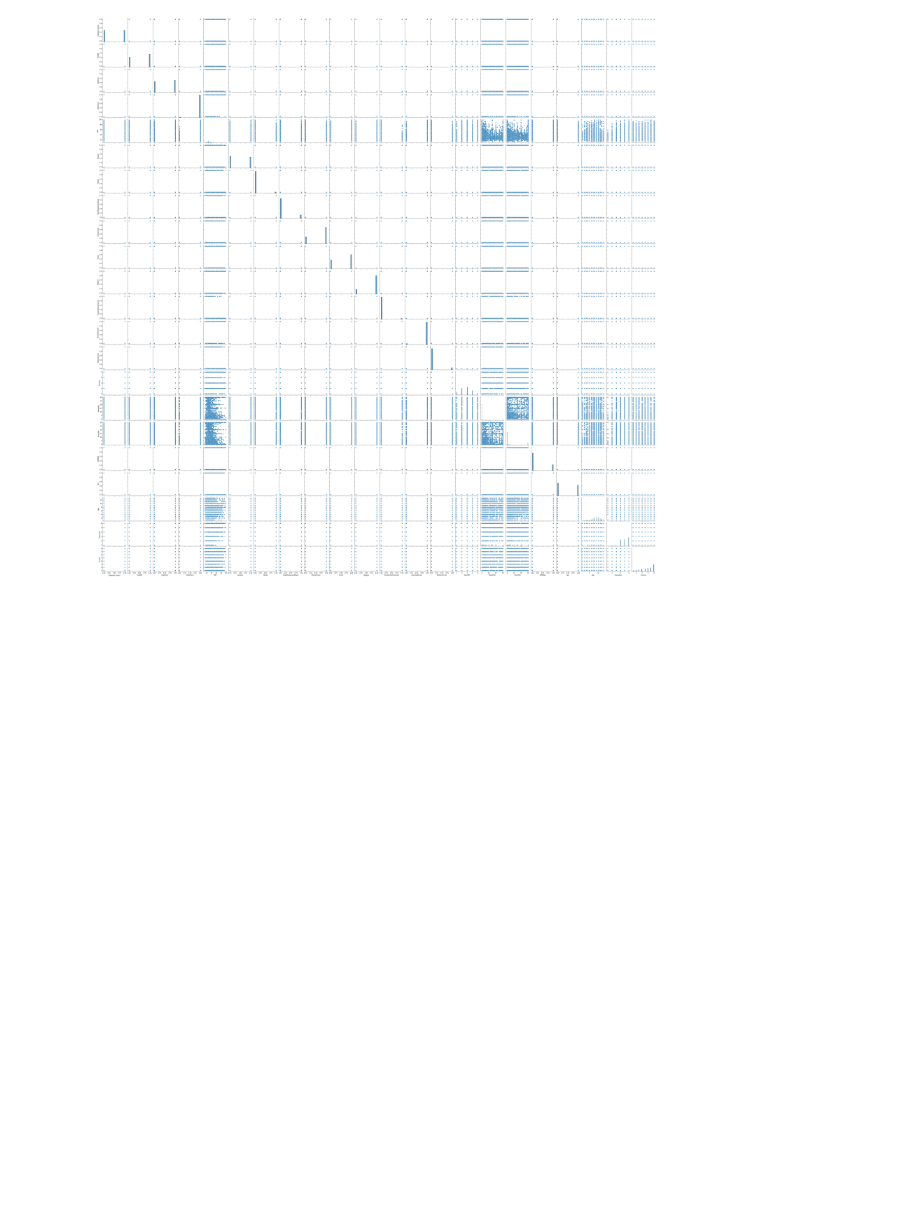
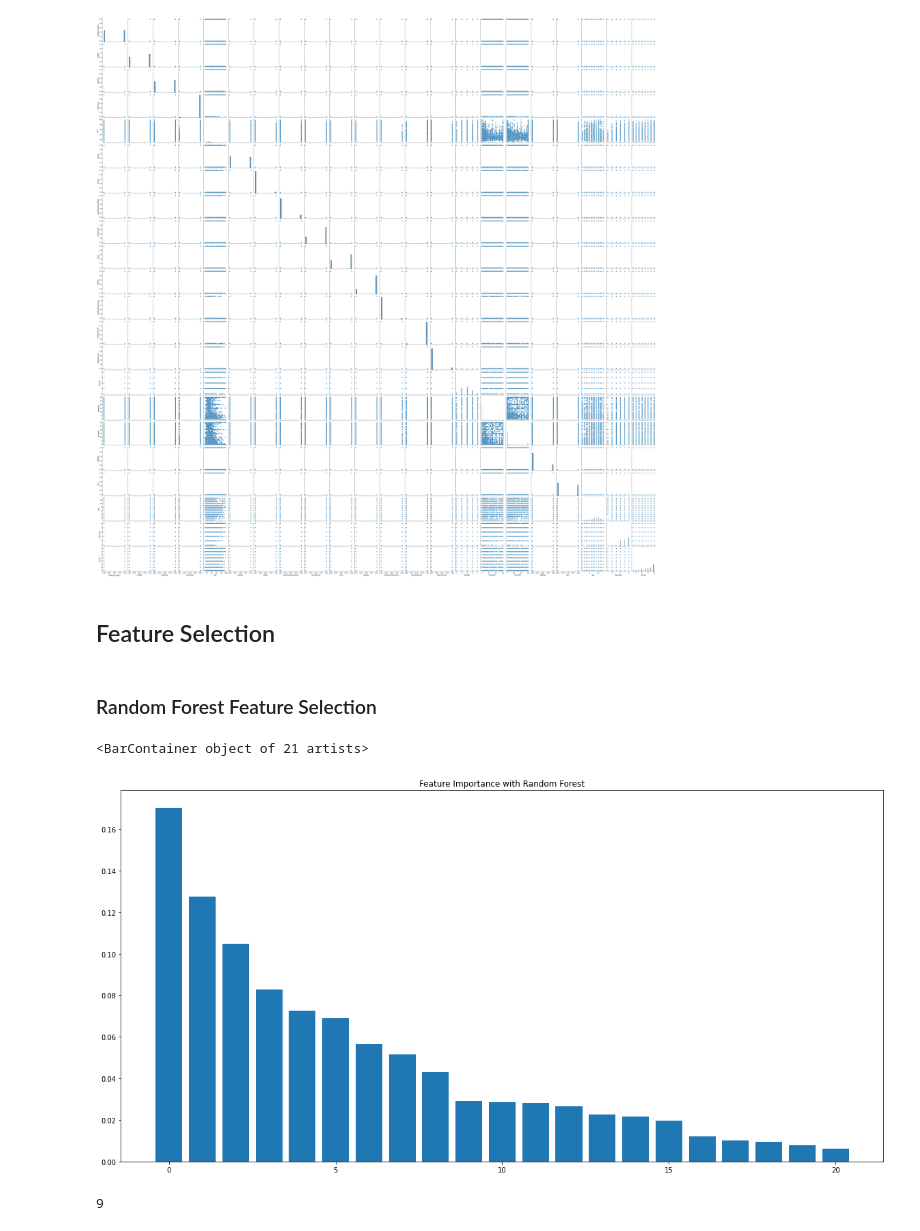
Before and after one commit to AmBadAl/Diabetes, a Jupyter notebook: ml_model.ipynb, the cells around one changed output. Saved outputs shown, nothing was run; the diff lists cells and outputs as text; code cells hidden in the pictures; blank space fills up the shorter version.

Commit message:
Add feature selection

```diff
--- a/ml_model.ipynb
+++ b/ml_model.ipynb
@@ -278,3 +278,5 @@ sns.pairplot(hIn_5050_split)
 # %% [output]
 <seaborn.axisgrid.PairGrid at 0x...>
 [figure]
+# %% [markdown]
+## Feature Selection
@@ -280,0 +294,31 @@ sns.pairplot(hIn_5050_split)
+# %%
+X, y = hIn_5050_split[list(set(hIn_5050_split.columns) - set(['Diabetes_binary']))], target
+
+X_train, X_test, y_train, y_test = train_test_split(X, y, test_size=0.2)
+X_train, X_val, y_train, y_val = train_test_split(X_train, y_train, test_size=0.2)
+# %% [markdown]
+### Random Forest Feature Selection
+# %%
+clf = RandomForestClassifier(n_estimators=100, random_state=0)
+clf.fit(X_train, y_train)
+importances = clf.feature_importances_
+# %%
+plt.figure(figsize = (20,10))
+plt.title('Feature Importance with Random Forest')
+plt.bar(range(len(importances)), sorted(importances, reverse = True))
+# %% [output]
+<BarContainer object of 21 artists>
+[figure, added]
+# %%
+index = -1
+sum = 0
+importatnt_features = []
+for i,val in enumerate(sorted(enumerate(importances), key=lambda x: x[1], reverse = True)):
+    sum += val[1]
+    importatnt_features.append(val[0])
+    if sum >= 0.8:
+        index = i
+        break
+index
+# %% [output]
+9
```
Also changed, not shown: parts of 7 cells of this notebook.
